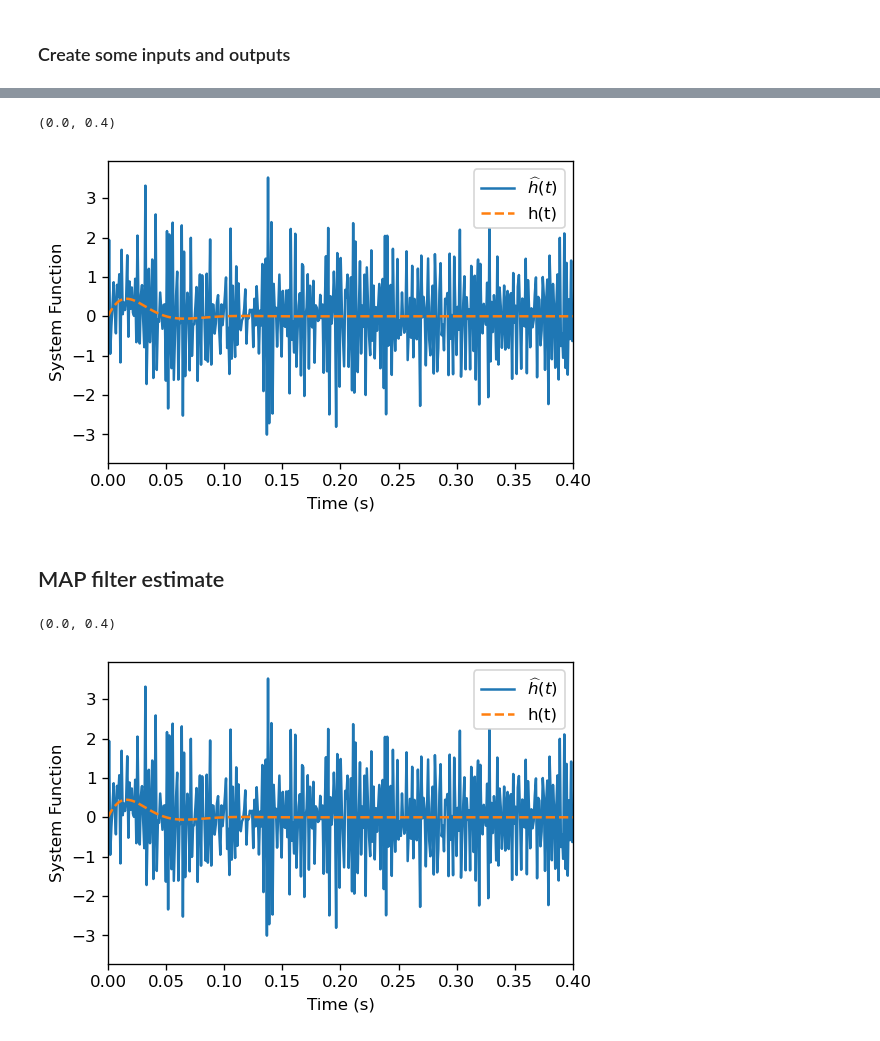
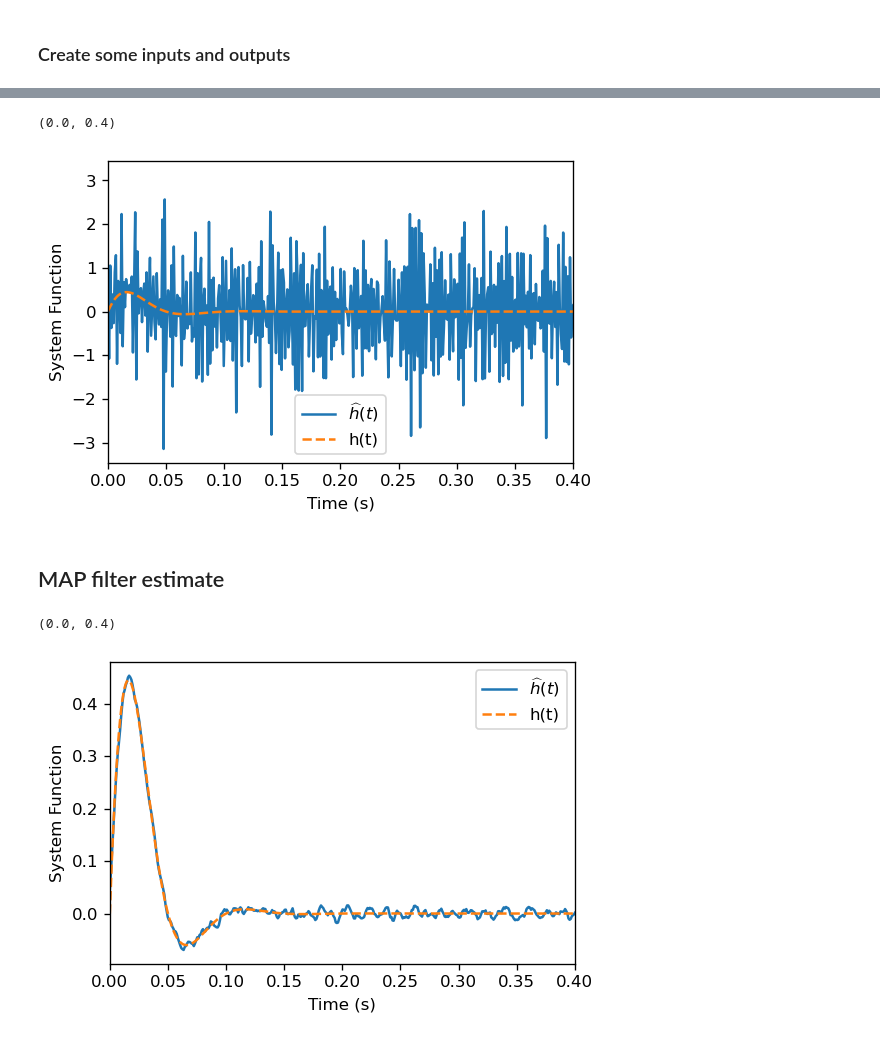
Before and after one commit to haribharadwaj/notebooks, a Jupyter notebook: BME511/SystemIdentificationMAP.ipynb, the cells around one changed output, grey strips where cells are left out. Saved outputs shown, nothing was run; the diff lists cells and outputs as text; code cells hidden in the pictures.

```diff
--- a/BME511/SystemIdentificationMAP.ipynb
+++ b/BME511/SystemIdentificationMAP.ipynb
@@ -42,7 +42,7 @@ pl.xlim([0, 0.4])
 ### Create some inputs and outputs
 # %%
 from scipy import signal
-f2 = 4
+f2 = 5
 tau2 = 0.25 / f2
 h2 = np.sin(2 * np.pi * f2 * t) * np.exp(-t/tau2)
 x = signal.lfilter(h2, 1, np.random.randn(t.shape[0]))
@@ -75,7 +75,7 @@ pl.legend(('$\widehat{h}(t)$', 'h(t)'))
 pl.xlim([0, 0.4])
 # %% [output]
 (0.0, 0.4)
-[figure, old version]
+[figure, new version]
 # %% [markdown]
 ## MAP filter estimate
 # %%
@@ -87,16 +87,16 @@ def deconvMAP(x, y, p, lam):
     return h
 # %%
 p = 500
-lam = 0  # Hyperparameter
+lam = 100  # Hyperparameter
 hhat = deconvMAP(x, y, p, lam)
 tplot = np.arange(p) / fs
 pl.plot(tplot, hhat)
 pl.plot(tplot, h[:tplot.shape[0]], '--')
 
 pl.xlabel('Time (s)')
 pl.ylabel('System Function')
 pl.legend(('$\widehat{h}(t)$', 'h(t)'))
 pl.xlim([0, 0.4])
 # %% [output]
 (0.0, 0.4)
-[figure, old version]
+[figure, new version]
```
Also changed, not shown: parts of 4 cells of this notebook, 1 other file.
